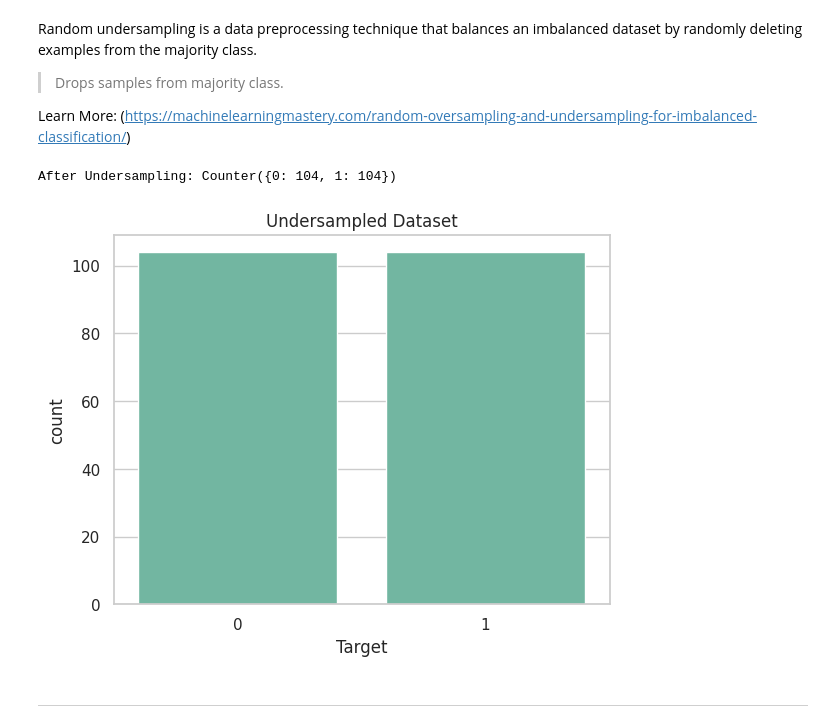
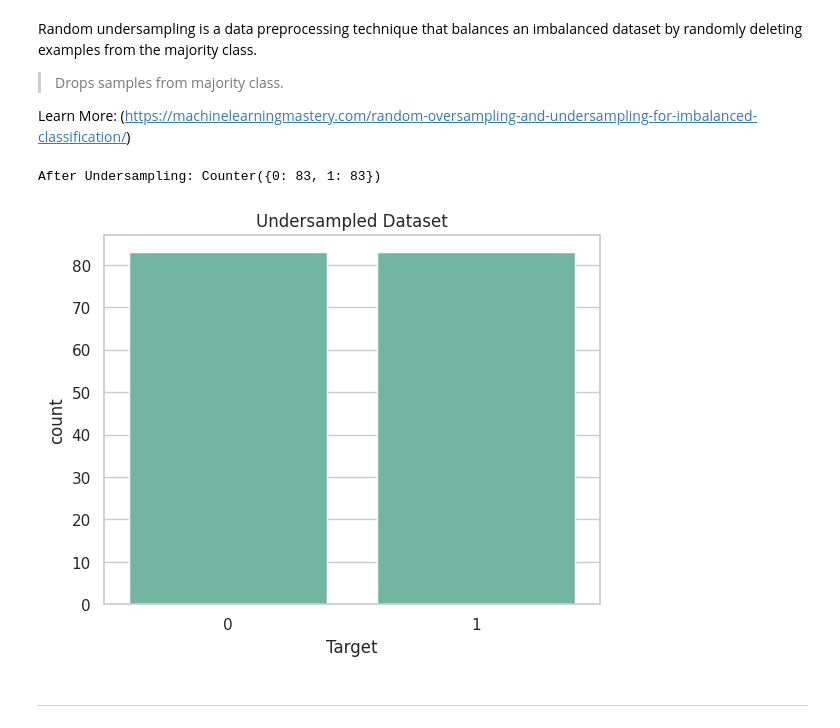
Before and after one commit to lovnishverma/Python-Getting-Started, a Jupyter notebook: Datasets_distribution_in_classification_models.ipynb, the cells around one changed output. Cells and saved outputs as stored; diff of their text form; code cells hidden in the pictures.

```diff
--- a/Datasets_distribution_in_classification_models.ipynb
+++ b/Datasets_distribution_in_classification_models.ipynb
@@ -220,15 +222,15 @@ Random undersampling is a data preprocessing technique that balances an imbalanc
 Learn More: (https://machinelearningmastery.com/random-oversampling-and-undersampling-for-imbalanced-classification/)
 # %%
 rus = RandomUnderSampler(random_state=42)
-X_rus, y_rus = rus.fit_resample(X, y)
+X_rus, y_rus = rus.fit_resample(X_train, y_train)
 
 print("After Undersampling:", Counter(y_rus))
 sns.countplot(x=y_rus)
 plt.title("Undersampled Dataset")
 plt.show()
 # %% [output]
-After Undersampling: Counter({0: 104, 1: 104})
+After Undersampling: Counter({0: 83, 1: 83})
-[figure, old version]
+[figure, new version]
 # %% [markdown]
 
 
```
Also changed, not shown: parts of 5 cells of this notebook.
